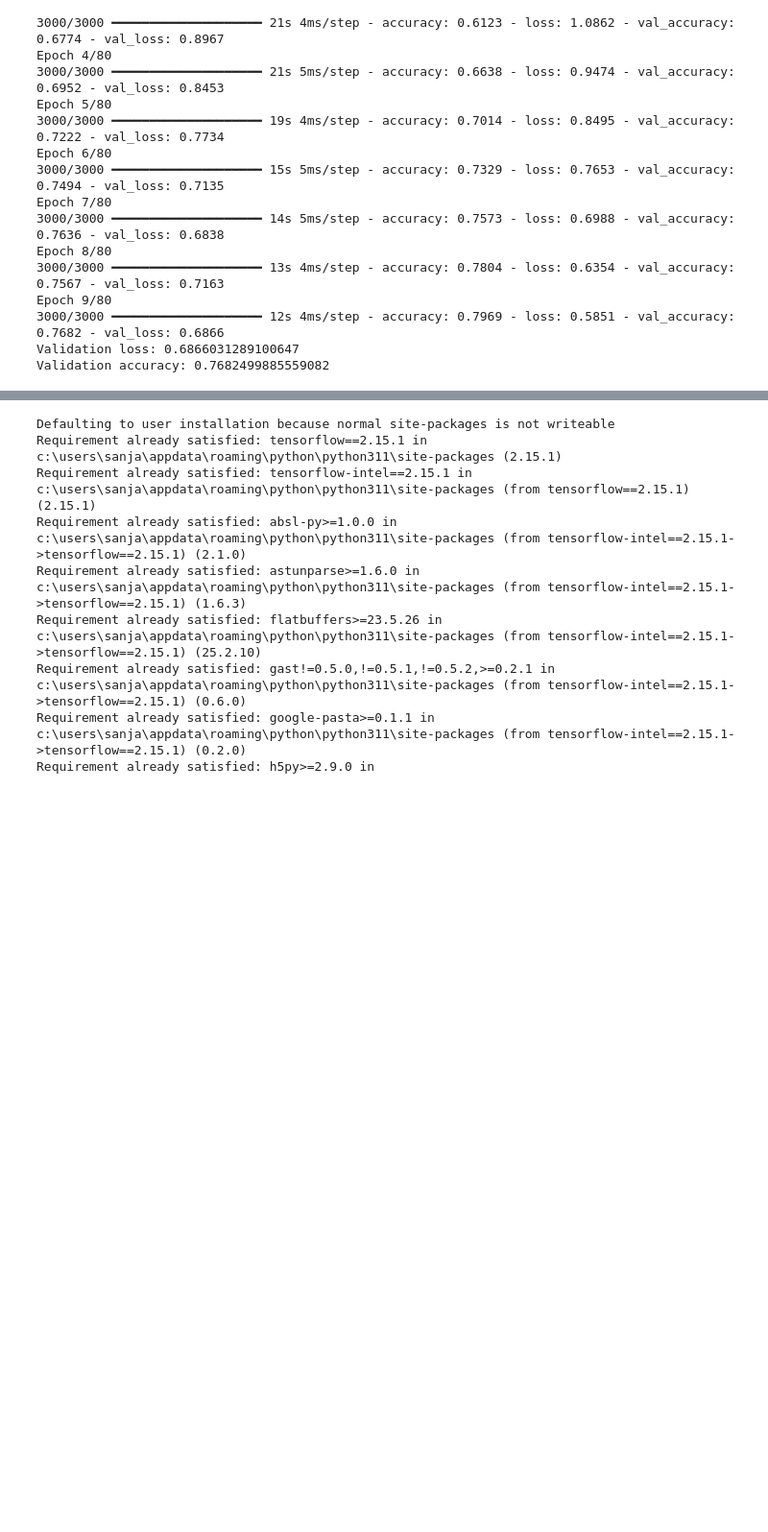
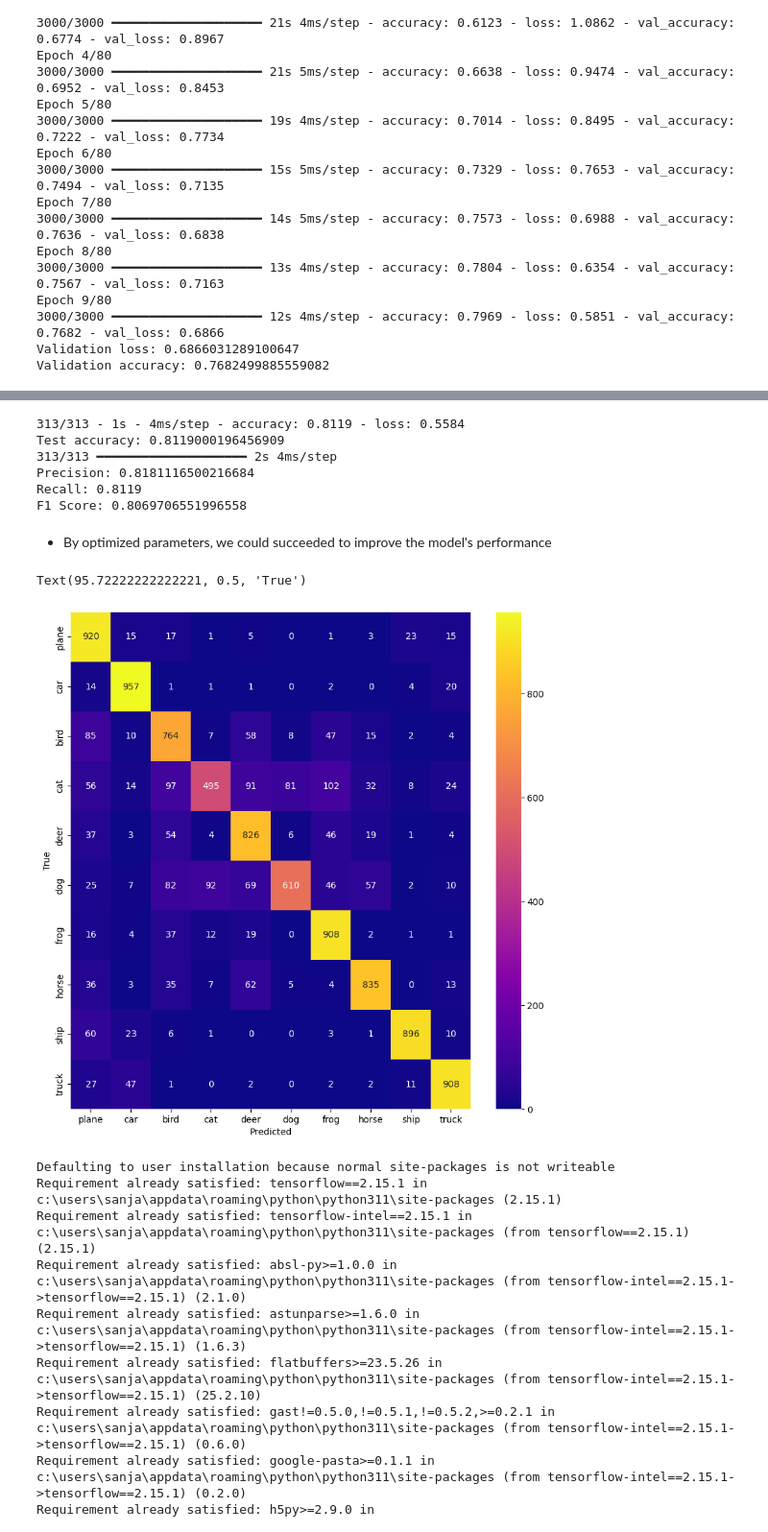
Before and after one commit to itoshiyanazawa/cnn_project, a Jupyter notebook: main.ipynb, the cells around one changed output, grey strips where cells are left out. Shown at 96% size. Cells and saved outputs as stored; diff of their text form; code cells hidden in the pictures; blank space fills up the shorter version.

Commit message:
Completed step 4-1&2

```diff
--- a/main.ipynb
+++ b/main.ipynb
@@ -987,3 +980,41 @@ Test accuracy: 0.8119000196456909
+# %%
+# Test tuning model
+test_loss, test_acc = model_4_3.evaluate(x_test, y_test, verbose=2)
+print(f"Test accuracy: {test_acc}")
+
+# precision
+y_pred = model_4_3.predict(x_test)
+y_pred_classes = np.argmax(y_pred, axis=1)
+precision = precision_score(y_test, y_pred_classes, average='weighted')
+print(f"Precision: {precision}")
+
+# recall
+recall = recall_score(y_test, y_pred_classes, average='weighted')
+print(f"Recall: {recall}")
+
+# F1 score
+f1 = f1_score(y_test, y_pred_classes, average='weighted')
+print(f"F1 Score: {f1}")
+# %% [output]
+313/313 - 1s - 4ms/step - accuracy: 0.8119 - loss: 0.5584
+Test accuracy: 0.8119000196456909
+313/313 ━━━━━━━━━━━━━━━━━━━━ 2s 4ms/step
+Precision: 0.8181116500216684
+Recall: 0.8119
+F1 Score: 0.8069706551996558
+# %% [markdown]
+
+
+*   By optimized parameters, we could succeeded to improve the model's performance
+# %%
+cm = confusion_matrix(y_test, y_pred_classes)
+plt.figure(figsize=(10, 10))
+sns.heatmap(cm, annot=True, fmt='d', cmap='plasma', xticklabels=classes, yticklabels=classes)
+plt.xlabel('Predicted')
+plt.ylabel('True')
+# %% [output]
+Text(95.72222222222221, 0.5, 'True')
+[figure, added]
 # %%
 # Install TensorFlow 2.15 if not installed
 !pip install tensorflow==2.15.1
```
Also changed, not shown: parts of 1 cell of this notebook.
